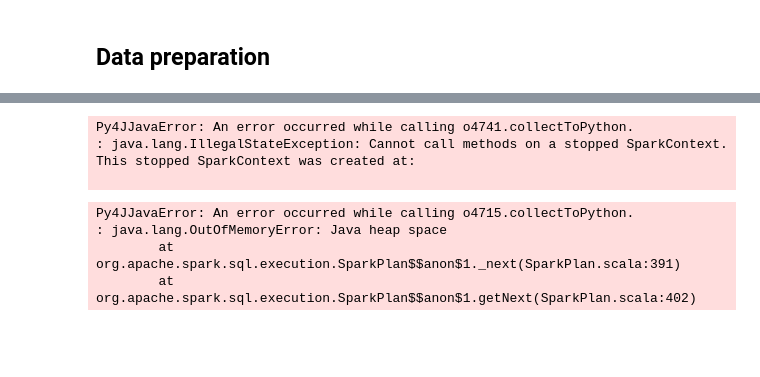
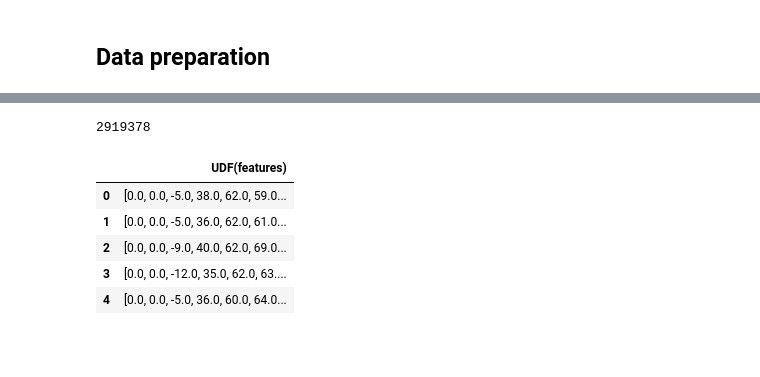
Before and after one commit to lui91/data-lakehouse, a Jupyter notebook: notebooks/pyspark_flight_prediction.ipynb, the cells around one changed output, grey strips where cells are left out. Cells and saved outputs as stored; diff of their text form; code cells hidden in the pictures.

```diff
--- a/notebooks/pyspark_flight_prediction.ipynb
+++ b/notebooks/pyspark_flight_prediction.ipynb
@@ -69,7 +69,7 @@ elif local_os == 'Linux':
 else:
     source = "../data/"
 print(source)
-source_path = Path(source).glob('*.csv')
+source_path = Path(source).glob('*.parquet')
 file_names = sorted(list(source_path))
 file_names
 # %% [output]
@@ -493,3 +492,6 @@ vectorizer.select('features', 'DepDelay').show(1)
 only showing top 1 row
 # %% [markdown]
 ## Data preparation
+# %%
+train = int(data.count() * .10)
+train
@@ -496,20 +505,21 @@ only showing top 1 row
 # %%
 # vector to array
-array_features = vectorizer.select(vector_to_array('features'))
+train_array_features = vectorizer.select(vector_to_array('features')).limit(train)
-# %%
-array_features.first()
-# %% [output]
-Py4JJavaError: An error occurred while calling o4741.collectToPython.
-: java.lang.IllegalStateException: Cannot call methods on a stopped SparkContext.
-This stopped SparkContext was created at:
-
-# %%
-df = array_features.toPandas()
-# %% [output]
-Py4JJavaError: An error occurred while calling o4715.collectToPython.
-: java.lang.OutOfMemoryError: Java heap space
-        at org.apache.spark.sql.execution.SparkPlan$$anon$1._next(SparkPlan.scala:391)
-        at org.apache.spark.sql.execution.SparkPlan$$anon$1.getNext(SparkPlan.scala:402)
+# %%
+train_array_features.count()
+# %% [output]
+2919378
+# %%
+train_df = train_array_features.toPandas()
+# %%
+train_df.head()
+# %% [output]
+|  | UDF(features) |
+| 0 | [0.0, 0.0, -5.0, 38.0, 62.0, 59.0... |
+| 1 | [0.0, 0.0, -5.0, 36.0, 62.0, 61.0... |
+| 2 | [0.0, 0.0, -9.0, 40.0, 62.0, 69.0... |
+| 3 | [0.0, 0.0, -12.0, 35.0, 62.0, 63.... |
+| 4 | [0.0, 0.0, -5.0, 36.0, 60.0, 64.0... |
 # %% [markdown]
 ##
 # %% [markdown]
```
Also changed, not shown: parts of 18 cells of this notebook.
